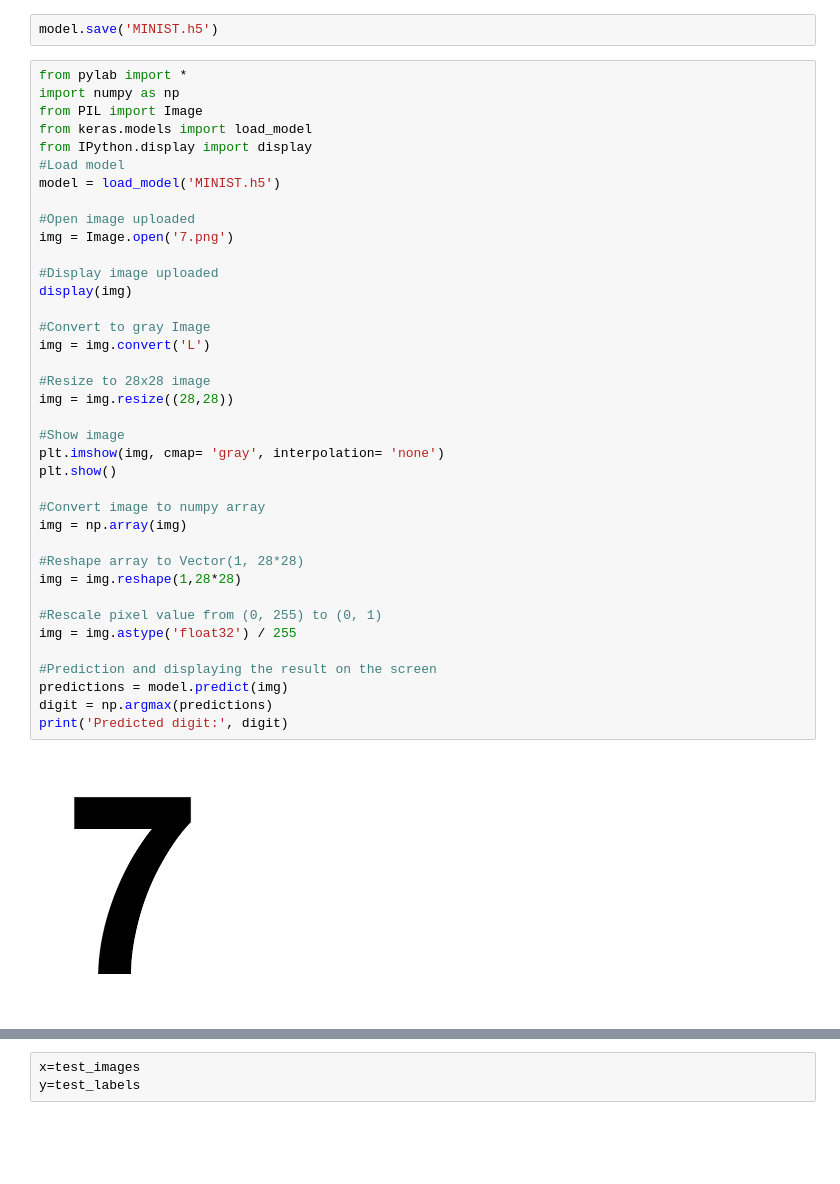
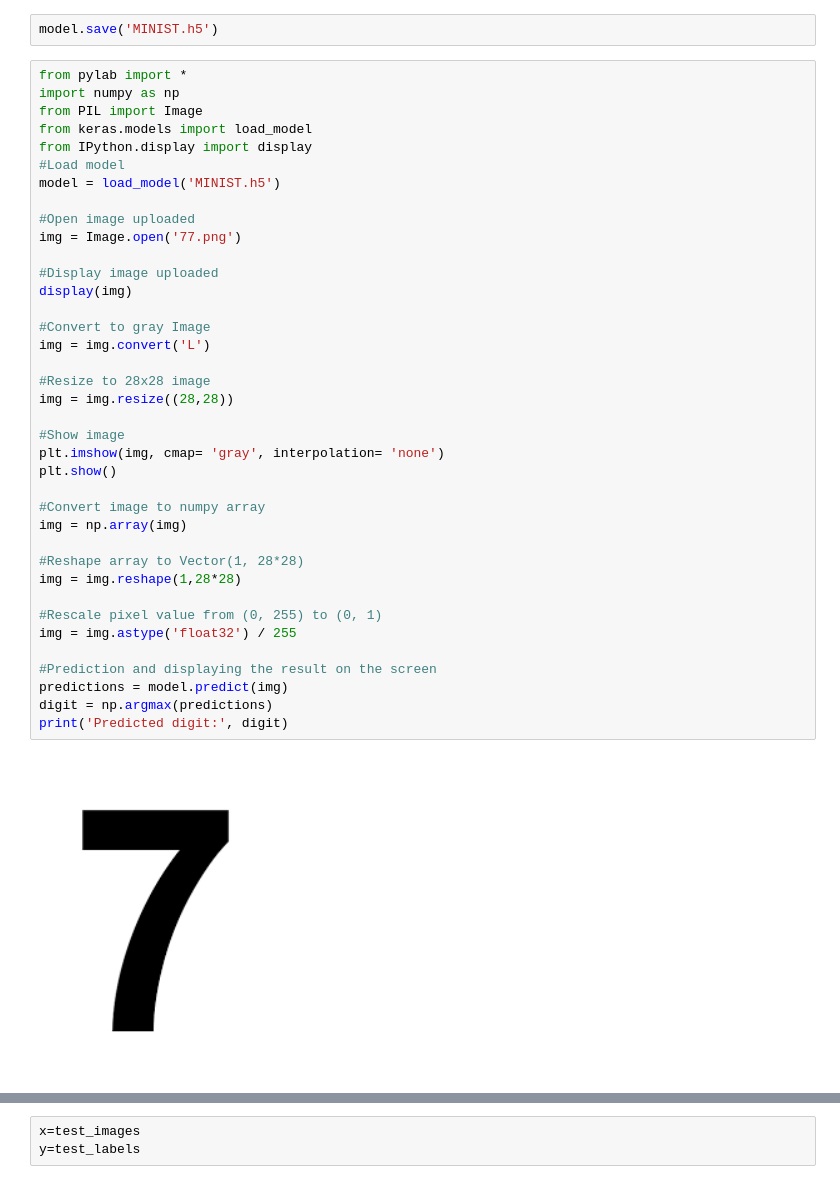
Before and after one commit to thaohung13/AI_W9_31_3_2023, a Jupyter notebook: AI_W9_31_3_2023.ipynb, the cells around one changed output, grey strips where cells are left out. Cells and saved outputs as stored; diff of their text form; blank space fills up the shorter version.

```diff
--- a/AI_W9_31_3_2023.ipynb
+++ b/AI_W9_31_3_2023.ipynb
@@ -129,33 +128,33 @@ from IPython.display import display
 model = load_model('MINIST.h5')
 
 #Open image uploaded
-img = Image.open('7.png')
+img = Image.open('77.png')
 
 #Display image uploaded
 display(img)
 
 #Convert to gray Image
 img = img.convert('L')
 
 #Resize to 28x28 image
 img = img.resize((28,28))
 
 #Show image
 plt.imshow(img, cmap= 'gray', interpolation= 'none')
 plt.show()
 
 #Convert image to numpy array
 img = np.array(img)
 
 #Reshape array to Vector(1, 28*28)
 img = img.reshape(1,28*28)
 
 #Rescale pixel value from (0, 255) to (0, 1)
 img = img.astype('float32') / 255
 
 #Prediction and displaying the result on the screen
 predictions = model.predict(img)
 digit = np.argmax(predictions)
 print('Predicted digit:', digit)
 # %% [output]
-[figure, old version]
+[figure, new version]
```
Also changed, not shown: parts of 7 cells of this notebook.
